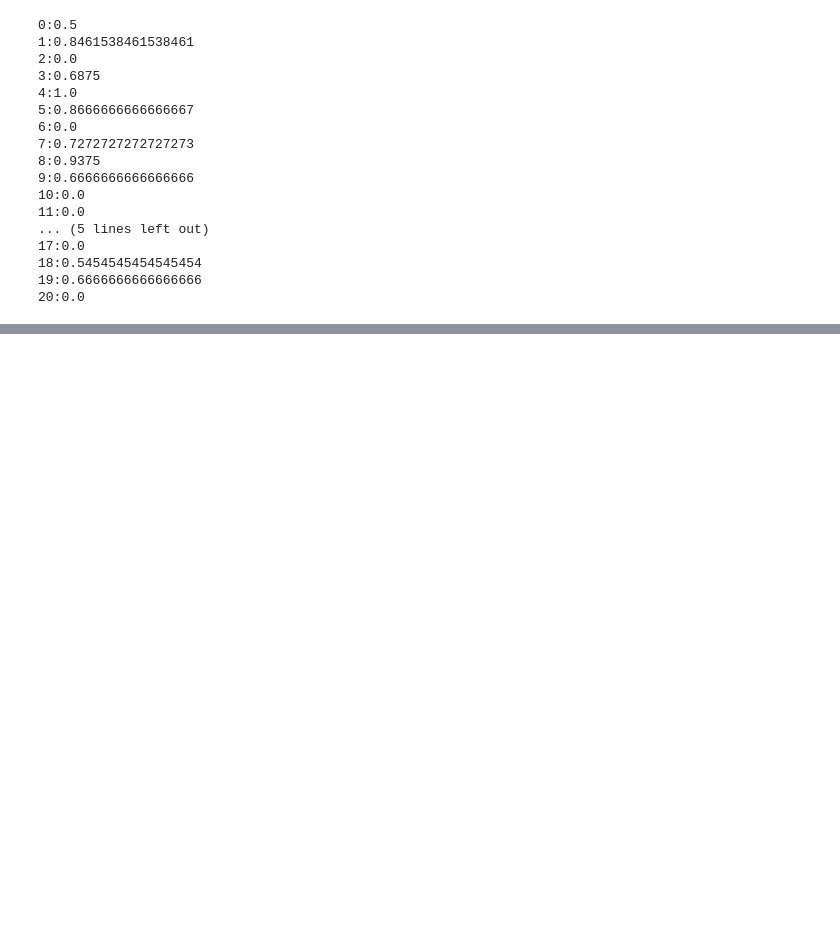
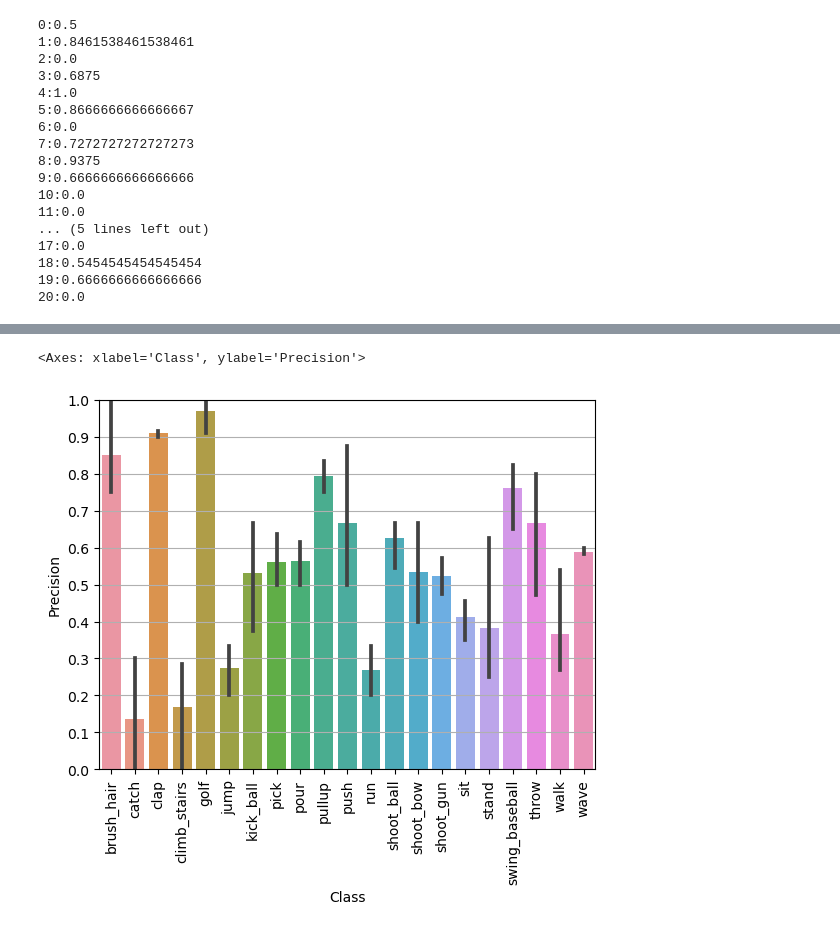
Before and after one commit to NickFleece/Thesis, a Jupyter notebook: skeleton-action-recognition/jhmdb/eval_models.ipynb, the cells around one changed output, grey strips where cells are left out. Saved outputs shown, nothing was run; the diff lists cells and outputs as text; code cells hidden in the pictures; blank space fills up the shorter version.

```diff
--- a/skeleton-action-recognition/jhmdb/eval_models.ipynb
+++ b/skeleton-action-recognition/jhmdb/eval_models.ipynb
@@ -168,0 +173,8 @@ for i in range(len(max_conf_matrix)):
+# %%
+models = {
+    "1":"D:/JHMDB/models/m_10.7.25_new/",
+    "2":"D:/JHMDB/models/m_10.7.25_new_split_2/",
+    "3":"D:/JHMDB/models/m_10.7.25_new_split_3/",
+}
+# %%
+classes = ['walk', 'clap', 'climb_stairs', 'shoot_gun', 'pour', 'swing_baseball', 'stand', 'shoot_ball', 'pullup', 'shoot_bow', 'wave', 'sit', 'throw', 'catch', 'pick', 'golf', 'brush_hair', 'jump', 'run', 'push', 'kick_ball']
@@ -168,0 +205,29 @@ for i in range(len(max_conf_matrix)):
+# %%
+class_acc_df = []
+
+for i in range(len(classes)):
+    c = classes[i]
+
+    for split in results.keys():
+
+        split_results = results[split]['confmatrix'][i]
+        split_predictions = results[split]['confmatrix'][:,i]
+
+        # print(i)
+        # print(split_predictions)
+
+        recall = split_results[i] / split_results.sum()
+        precision = split_predictions[i] / split_predictions.sum()
+        f1 = 2 * ((precision * recall) / (precision + recall))
+
+        class_acc_df.append({
+            "Class":c,
+            "Split":split,
+            "Recall":recall,
+            "Precision":precision,
+            "F1":f1
+        })
+
+class_acc_df = pd.DataFrame(class_acc_df).sort_values("Class").fillna(0)
+# class_acc_df = class_acc_df.melt(id_vars=['Class', 'Split'], value_vars=['Recall', 'Precision', 'F1'])
+class_acc_df
@@ -168,0 +270,10 @@ for i in range(len(max_conf_matrix)):
+# %%
+plt.figure()
+plt.grid()
+plt.xticks(rotation=90)
+plt.yticks(ticks=np.arange(0,1.1,0.1))
+plt.ylim(0,1)
+sns.barplot(data=class_acc_df, x='Class', y='Precision')
+# %% [output]
+<Axes: xlabel='Class', ylabel='Precision'>
+[figure, added]
```
Also changed, not shown: parts of 7 cells of this notebook, 21 other files.
